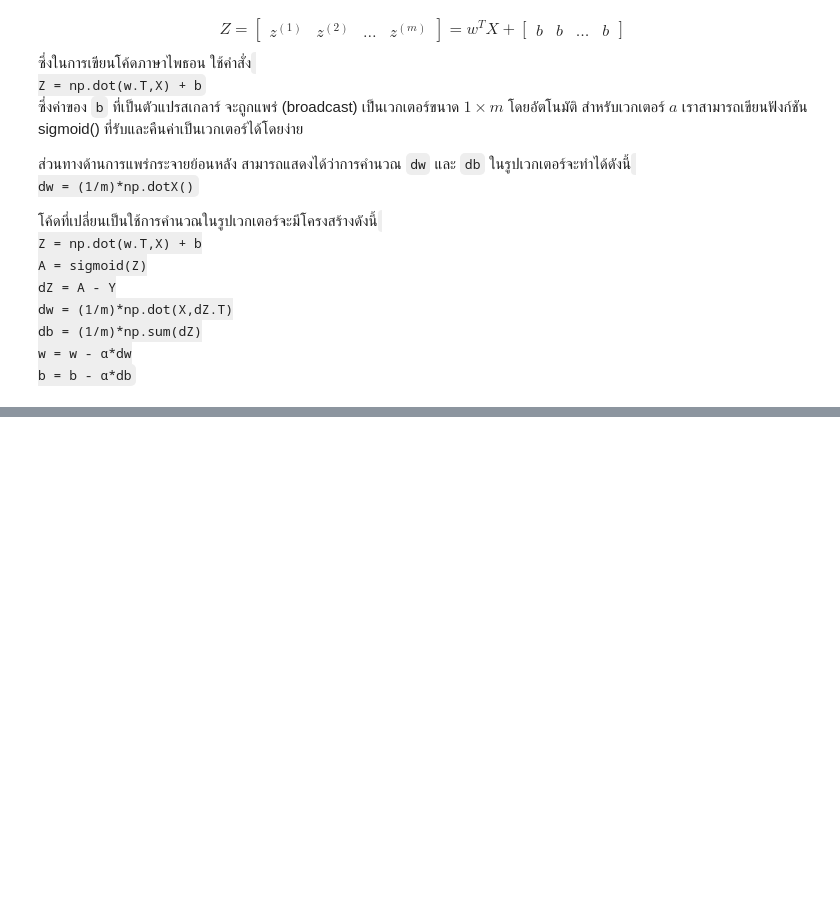
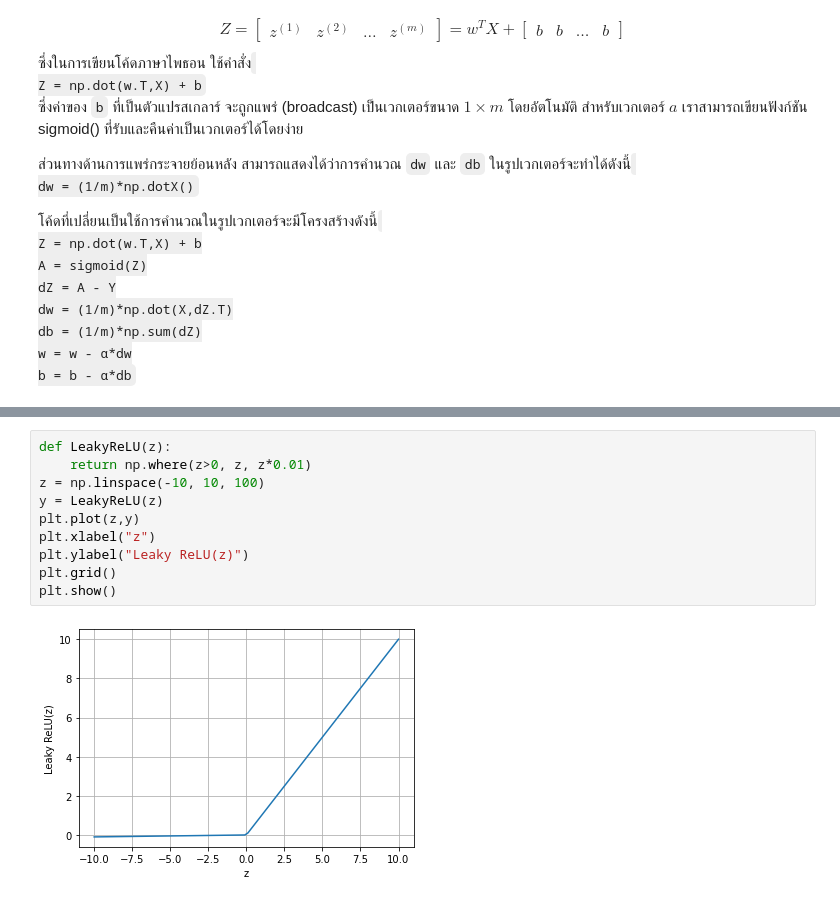
Before and after one commit to dewdotninja/books, a Jupyter notebook: th/anndl/chapter2.ipynb, the cells around one changed output, grey strips where cells are left out. Cells and saved outputs as stored; diff of their text form; blank space fills up the shorter version.

```diff
--- a/th/anndl/chapter2.ipynb
+++ b/th/anndl/chapter2.ipynb
@@ -563,0 +792,12 @@ model() ที่รวมฟังก์ชันย่อยเข้าด้
+# %%
+def LeakyReLU(z):
+    return np.where(z>0, z, z*0.01)
+z = np.linspace(-10, 10, 100)
+y = LeakyReLU(z)
+plt.plot(z,y)
+plt.xlabel("z")
+plt.ylabel("Leaky ReLU(z)")
+plt.grid()
+plt.show()
+# %% [output]
+[figure, added]
```
Also changed, not shown: parts of 43 cells of this notebook.
